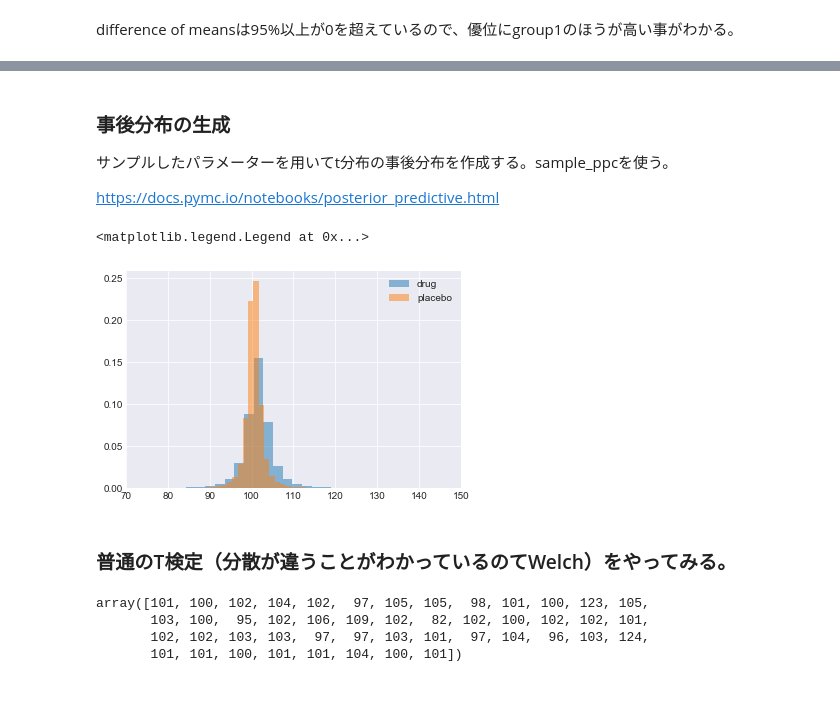
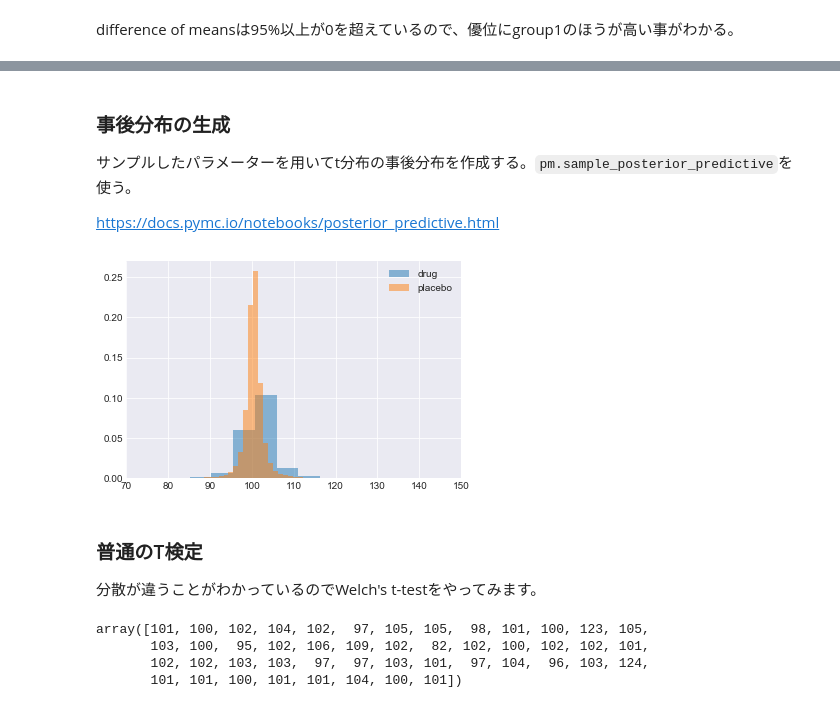
Before and after one commit to oumpy/hp_management, a Jupyter notebook: content/articles/2018sy/Tech_archive/bayesian_ttest.ipynb, the cells around one changed output, grey strips where cells are left out. Saved outputs shown, nothing was run; the diff lists cells and outputs as text; code cells hidden in the pictures.

```diff
--- a/content/articles/2018sy/Tech_archive/bayesian_ttest.ipynb
+++ b/content/articles/2018sy/Tech_archive/bayesian_ttest.ipynb
@@ -63,8 +65,8 @@ y.head()
 # %%
-μ_m = y.value.mean()
-μ_s = y.value.std() * 2
+mu_m = y.value.mean()
+mu_s = y.value.std() * 2
 
 with pm.Model() as model:
-    group1_mean = pm.Normal('group1_mean', μ_m, sd=μ_s)
-    group2_mean = pm.Normal('group2_mean', μ_m, sd=μ_s)
+    group1_mean = pm.Normal('group1_mean', mu_m, sd=mu_s)
+    group2_mean = pm.Normal('group2_mean', mu_m, sd=mu_s)
 # %%
@@ -166,23 +170,27 @@ pm.summary(trace)
 # %% [markdown]
 ### 事後分布の生成
 
-サンプルしたパラメーターを用いてt分布の事後分布を作成する。sample_ppcを使う。
+サンプルしたパラメーターを用いてt分布の事後分布を作成する。`pm.sample_posterior_predictive`を使う。
 
 https://docs.pymc.io/notebooks/posterior_predictive.html
 # %%
-ppc = pm.sample_ppc(trace, samples=50000, model=model)
+ppc = pm.sample_posterior_predictive(trace, samples=50000, model=model)
 # %%
-# sns.kdeplot(ppc['drug'], bw = 10)
-# sns.kdeplot(ppc['placebo'], bw = 10)
-plt.hist(ppc['drug'], bins=1000, density=True, label='drug', alpha=.5)
-plt.hist(ppc['placebo'], bins=1000, density=True, label='placebo', alpha=.5)
+# import seaborn as sns
+# sns.kdeplot(ppc['drug'].flatten(), bw = 10)
+# sns.kdeplot(ppc['placebo'].flatten(), bw = 10)
+# plt.hist(ppc['drug'], bins=1000, density=True, label='drug', alpha=.5)
+# plt.hist(ppc['placebo'], bins=1000, density=True, label='placebo', alpha=.5)
+plt.hist(ppc['drug'][:, 0], bins=1000, density=True, label='drug', alpha=.5)
+plt.hist(ppc['placebo'][:, 0], bins=1000, density=True, label='placebo', alpha=.5)
 plt.xlim(70,150)
 plt.legend()
+plt.show()
 # %% [output]
-<matplotlib.legend.Legend at 0x...>
-[figure, old version]
+[figure, new version]
-# %% [markdown]
-### 普通のT検定（分散が違うことがわかっているのてWelch）をやってみる。
+# %% [markdown]
+### 普通のT検定
+分散が違うことがわかっているのでWelch's t-testをやってみます。
 # %%
 y1
 # %% [output]
```
Also changed, not shown: parts of 15 cells of this notebook.
